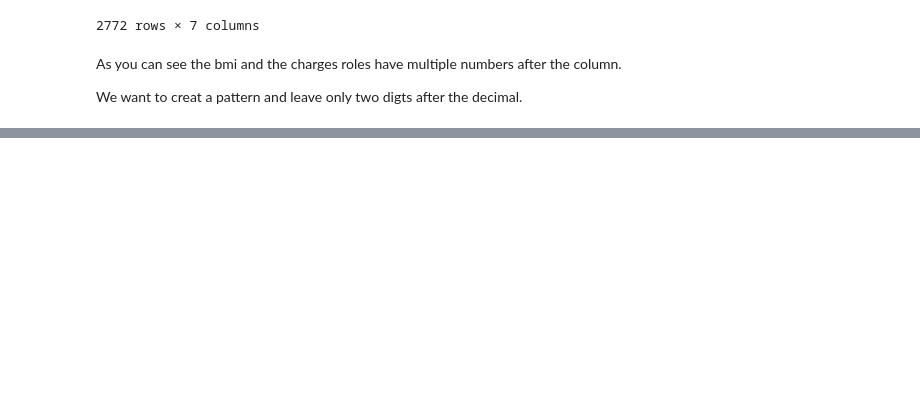
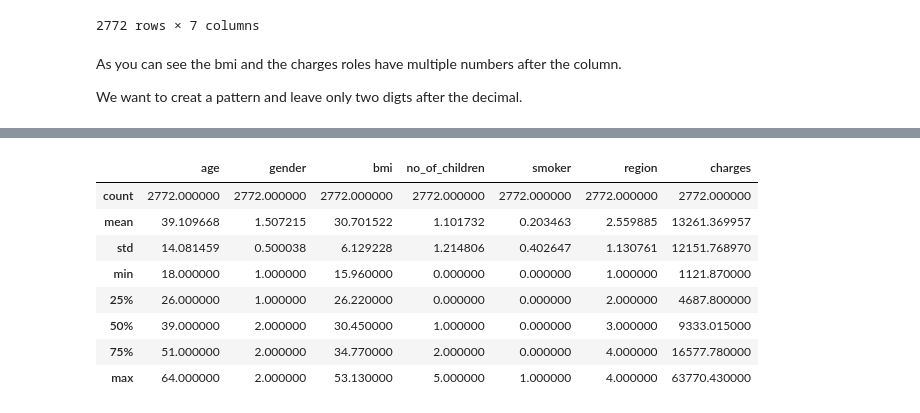
Before and after one commit to fernandes-s/insurance_cost_analysis, a Jupyter notebook: Insurance_Analysis.ipynb, the cells around one changed output, grey strips where cells are left out. Saved outputs shown, nothing was run; the diff lists cells and outputs as text; code cells hidden in the pictures; blank space fills up the shorter version.

```diff
--- a/Insurance_Analysis.ipynb
+++ b/Insurance_Analysis.ipynb
@@ -270,0 +318,4 @@ df
+# %%
+# As smoker is a categorical attribute, will replace with most frequent entry
+is_smoker = df['smoker'].value_counts().idxmax()
+df["smoker"].replace(np.nan, is_smoker, inplace=True)
@@ -270,0 +329,6 @@ df
+# %%
+# Get the most frequent value in the 'smoker' column
+is_smoker = df['smoker'].value_counts().idxmax()
+
+# Replace NaN values with the most frequent value
+df['smoker'] = df['smoker'].fillna(is_smoker)
@@ -270,0 +354,3 @@ df
+# %%
+# Replace '?' for 0
+df['smoker'].replace('?', int(0), inplace=True)
@@ -270,0 +366,3 @@ df
+# %%
+df['smoker'].replace('1', int(1), inplace=True)
+df['smoker'].replace('0', int(0), inplace=True)
@@ -270,0 +390,12 @@ df
+# %%
+df.describe()
+# %% [output]
+|  | age | gender | bmi | no_of_children | smoker | region | charges |
+| count | 2772.000000 | 2772.000000 | 2772.000000 | 2772.000000 | 2772.000000 | 2772.000000 | 2772.000000 |
+| mean | 39.109668 | 1.507215 | 30.701522 | 1.101732 | 0.203463 | 2.559885 | 13261.369957 |
+| std | 14.081459 | 0.500038 | 6.129228 | 1.214806 | 0.402647 | 1.130761 | 12151.768970 |
+| min | 18.000000 | 1.000000 | 15.960000 | 0.000000 | 0.000000 | 1.000000 | 1121.870000 |
+| 25% | 26.000000 | 1.000000 | 26.220000 | 0.000000 | 0.000000 | 2.000000 | 4687.800000 |
+| 50% | 39.000000 | 2.000000 | 30.450000 | 1.000000 | 0.000000 | 3.000000 | 9333.015000 |
+| 75% | 51.000000 | 2.000000 | 34.770000 | 2.000000 | 0.000000 | 4.000000 | 16577.780000 |
+| max | 64.000000 | 2.000000 | 53.130000 | 5.000000 | 1.000000 | 4.000000 | 63770.430000 |
```
Also changed, not shown: parts of 24 cells of this notebook.
